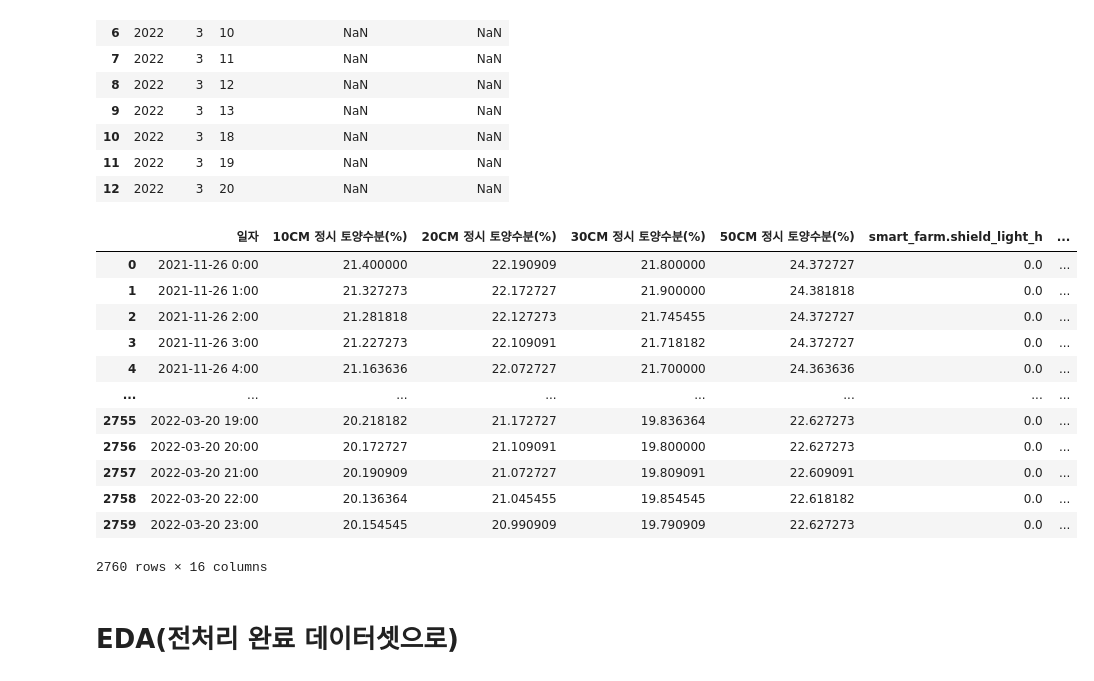
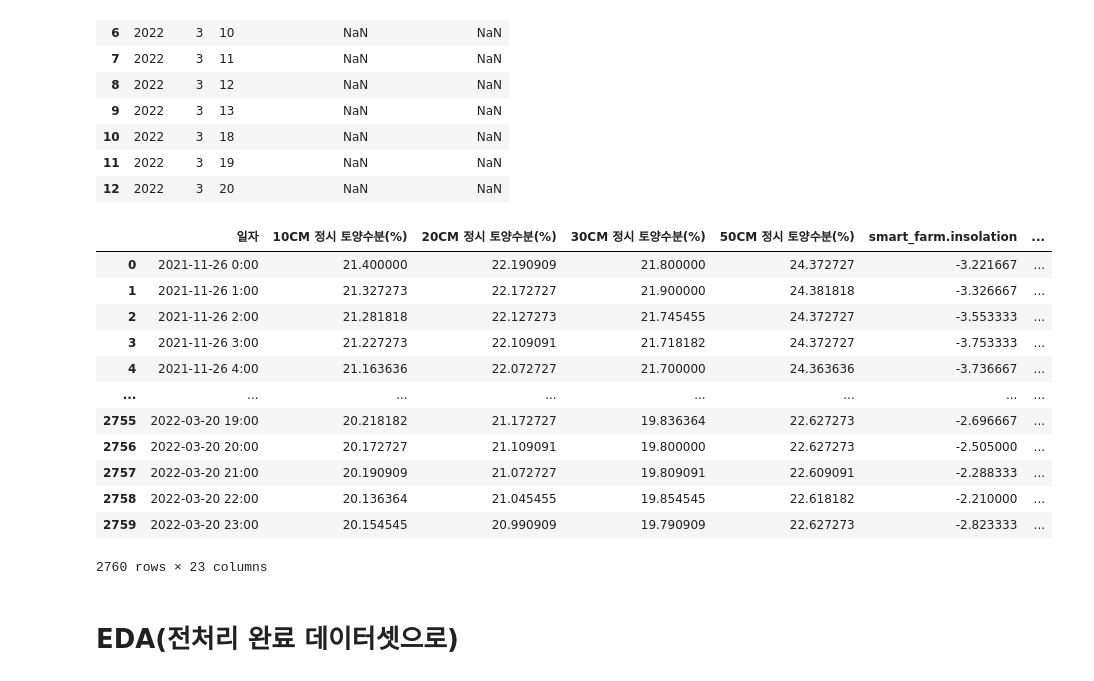
Before and after one commit to lala991204/Contest_weather, a Jupyter notebook: Smart_Farm/EDA.ipynb, the cells around one changed output. Cells and saved outputs as stored; diff of their text form; code cells hidden in the pictures.

```diff
--- a/Smart_Farm/EDA.ipynb
+++ b/Smart_Farm/EDA.ipynb
@@ -68,21 +68,21 @@ submission1             # "년도 월 일 시 분 => 년도 월 일"  예측
 | 11 | 2022 | 3 | 19 | NaN | NaN |
 | 12 | 2022 | 3 | 20 | NaN | NaN |
 # %%
-real1 = pd.read_csv('real_data.csv', encoding='utf-8')
+real1 = pd.read_csv('real_data_최종.csv', encoding='utf-8')
 real1
 # %% [output]
-|  | 일자 | 10CM 정시 토양수분(%) | 20CM 정시 토양수분(%) | 30CM 정시 토양수분(%) | 50CM 정시 토양수분(%) | smart_farm.shield_light_h | ... |
-| 0 | 2021-11-26 0:00 | 21.400000 | 22.190909 | 21.800000 | 24.372727 | 0.0 | ... |
-| 1 | 2021-11-26 1:00 | 21.327273 | 22.172727 | 21.900000 | 24.381818 | 0.0 | ... |
-| 2 | 2021-11-26 2:00 | 21.281818 | 22.127273 | 21.745455 | 24.372727 | 0.0 | ... |
-| 3 | 2021-11-26 3:00 | 21.227273 | 22.109091 | 21.718182 | 24.372727 | 0.0 | ... |
-| 4 | 2021-11-26 4:00 | 21.163636 | 22.072727 | 21.700000 | 24.363636 | 0.0 | ... |
+|  | 일자 | 10CM 정시 토양수분(%) | 20CM 정시 토양수분(%) | 30CM 정시 토양수분(%) | 50CM 정시 토양수분(%) | smart_farm.insolation | ... |
+| 0 | 2021-11-26 0:00 | 21.400000 | 22.190909 | 21.800000 | 24.372727 | -3.221667 | ... |
+| 1 | 2021-11-26 1:00 | 21.327273 | 22.172727 | 21.900000 | 24.381818 | -3.326667 | ... |
+| 2 | 2021-11-26 2:00 | 21.281818 | 22.127273 | 21.745455 | 24.372727 | -3.553333 | ... |
+| 3 | 2021-11-26 3:00 | 21.227273 | 22.109091 | 21.718182 | 24.372727 | -3.753333 | ... |
+| 4 | 2021-11-26 4:00 | 21.163636 | 22.072727 | 21.700000 | 24.363636 | -3.736667 | ... |
 | ... | ... | ... | ... | ... | ... | ... | ... |
-| 2755 | 2022-03-20 19:00 | 20.218182 | 21.172727 | 19.836364 | 22.627273 | 0.0 | ... |
-| 2756 | 2022-03-20 20:00 | 20.172727 | 21.109091 | 19.800000 | 22.627273 | 0.0 | ... |
-| 2757 | 2022-03-20 21:00 | 20.190909 | 21.072727 | 19.809091 | 22.609091 | 0.0 | ... |
-| 2758 | 2022-03-20 22:00 | 20.136364 | 21.045455 | 19.854545 | 22.618182 | 0.0 | ... |
-| 2759 | 2022-03-20 23:00 | 20.154545 | 20.990909 | 19.790909 | 22.627273 | 0.0 | ... |
+| 2755 | 2022-03-20 19:00 | 20.218182 | 21.172727 | 19.836364 | 22.627273 | -2.696667 | ... |
+| 2756 | 2022-03-20 20:00 | 20.172727 | 21.109091 | 19.800000 | 22.627273 | -2.505000 | ... |
+| 2757 | 2022-03-20 21:00 | 20.190909 | 21.072727 | 19.809091 | 22.609091 | -2.288333 | ... |
+| 2758 | 2022-03-20 22:00 | 20.136364 | 21.045455 | 19.854545 | 22.618182 | -2.210000 | ... |
+| 2759 | 2022-03-20 23:00 | 20.154545 | 20.990909 | 19.790909 | 22.627273 | -2.823333 | ... |
-2760 rows × 16 columns
+2760 rows × 23 columns
 # %% [markdown]
 # EDA(전처리 완료 데이터셋으로)
```
Also changed, not shown: parts of 37 cells of this notebook, 3 other files.
